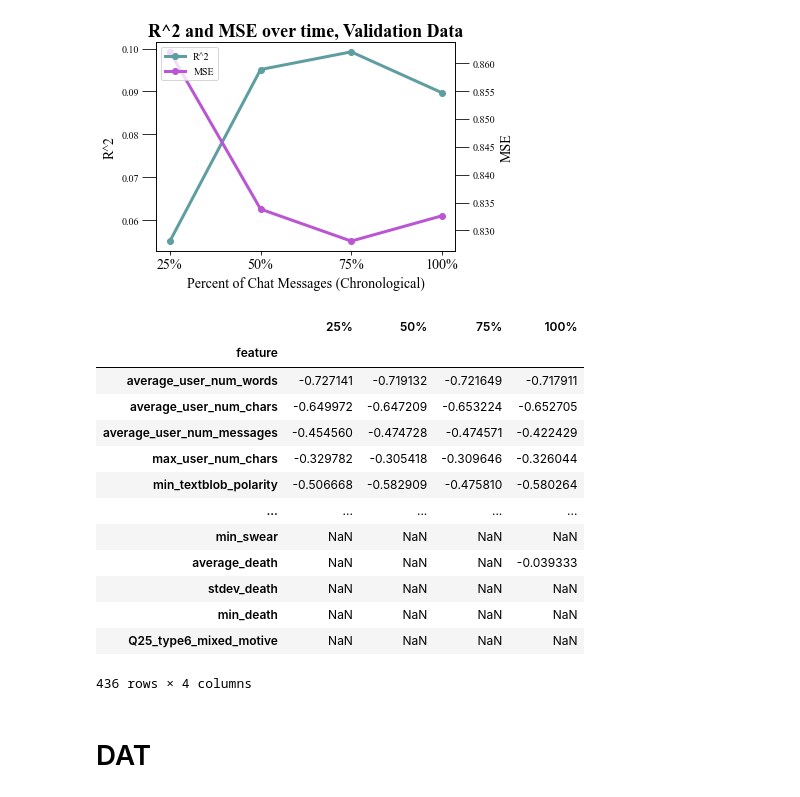
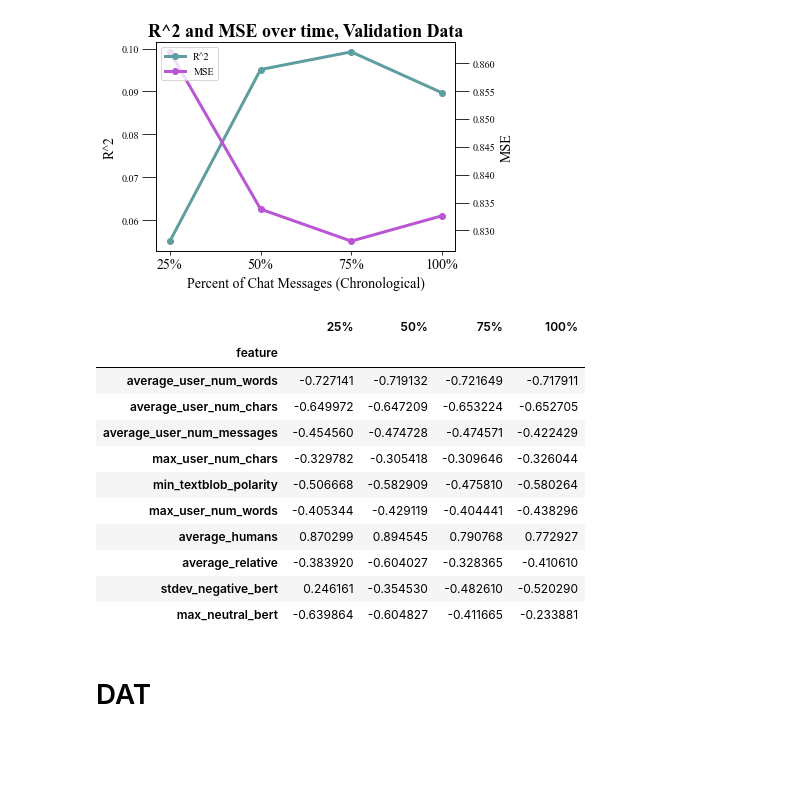
Before and after one commit to Watts-Lab/team_comm_tools, a Jupyter notebook: feature_engine/model/model_per_task_cv.ipynb, the cells around one changed output. Drawn from its saved outputs; the diff is of its cells as text; code cells hidden in the pictures; blank space fills up the shorter version.

```diff
--- a/feature_engine/model/model_per_task_cv.ipynb
+++ b/feature_engine/model/model_per_task_cv.ipynb
@@ -485,22 +483,20 @@ plot_r2_and_mse_over_time(test_metrics, "R^2 and MSE over time, Validation Data"
 [figure]
 # %%
 # look at direction of impact
-pd.concat([csop_shap_cor_means25, csop_shap_cor_means50, csop_shap_cor_means75, csop_shap_cor_means], keys = time_points, axis=1)
+pd.concat([csop_shap_cor_means25, csop_shap_cor_means50, csop_shap_cor_means75, csop_shap_cor_means], keys = time_points, axis=1).head(10)
 # %% [output]
 |  | 25% | 50% | 75% | 100% |
 | feature |  |  |  |  |
 | average_user_num_words | -0.727141 | -0.719132 | -0.721649 | -0.717911 |
 | average_user_num_chars | -0.649972 | -0.647209 | -0.653224 | -0.652705 |
 | average_user_num_messages | -0.454560 | -0.474728 | -0.474571 | -0.422429 |
 | max_user_num_chars | -0.329782 | -0.305418 | -0.309646 | -0.326044 |
 | min_textblob_polarity | -0.506668 | -0.582909 | -0.475810 | -0.580264 |
-| ... | ... | ... | ... | ... |
-| min_swear | NaN | NaN | NaN | NaN |
-| average_death | NaN | NaN | NaN | -0.039333 |
-| stdev_death | NaN | NaN | NaN | NaN |
-| min_death | NaN | NaN | NaN | NaN |
-| Q25_type6_mixed_motive | NaN | NaN | NaN | NaN |
+| max_user_num_words | -0.405344 | -0.429119 | -0.404441 | -0.438296 |
+| average_humans | 0.870299 | 0.894545 | 0.790768 | 0.772927 |
+| average_relative | -0.383920 | -0.604027 | -0.328365 | -0.410610 |
+| stdev_negative_bert | 0.246161 | -0.354530 | -0.482610 | -0.520290 |
+| max_neutral_bert | -0.639864 | -0.604827 | -0.411665 | -0.233881 |
-436 rows × 4 columns
 # %% [markdown]
 # DAT
 # %% [markdown]
```
Also changed, not shown: parts of 3 cells of this notebook, 1 other file.
